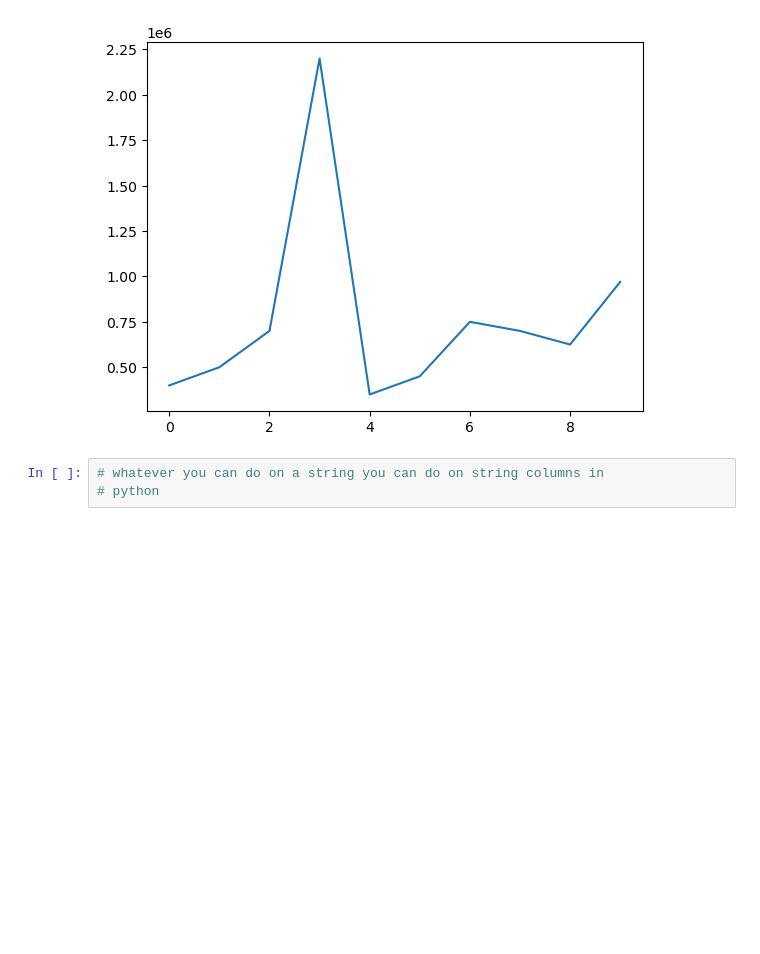
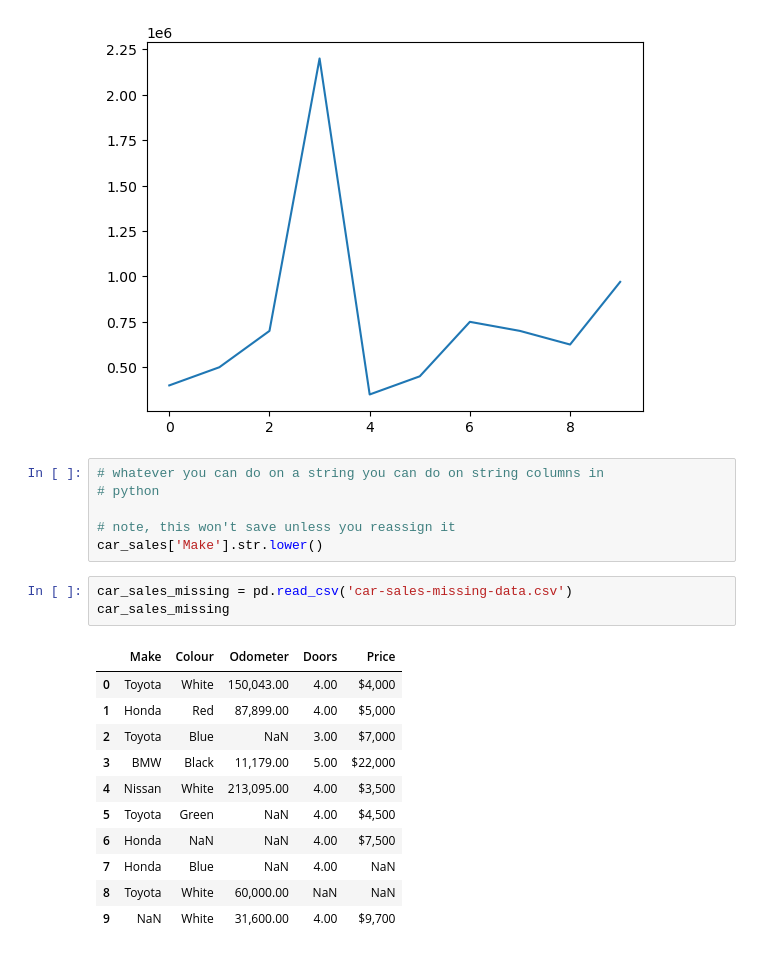
Before and after one commit to nacho481/capstone_project, a Jupyter notebook: sample_project1/Pandas/Pandas_intro.ipynb, the cells around one changed output. Saved outputs shown, nothing was run; the diff lists cells and outputs as text; blank space fills up the shorter version.

```diff
--- a/sample_project1/Pandas/Pandas_intro.ipynb
+++ b/sample_project1/Pandas/Pandas_intro.ipynb
@@ -368,3 +368,21 @@ car_sales['Price'].plot()
 # %%
 # whatever you can do on a string you can do on string columns in
 # python
+
+# note, this won't save unless you reassign it
+car_sales['Make'].str.lower()
+# %%
+car_sales_missing = pd.read_csv('car-sales-missing-data.csv')
+car_sales_missing
+# %% [output]
+|  | Make | Colour | Odometer | Doors | Price |
+| 0 | Toyota | White | 150,043.00 | 4.00 | $4,000 |
+| 1 | Honda | Red | 87,899.00 | 4.00 | $5,000 |
+| 2 | Toyota | Blue | NaN | 3.00 | $7,000 |
+| 3 | BMW | Black | 11,179.00 | 5.00 | $22,000 |
+| 4 | Nissan | White | 213,095.00 | 4.00 | $3,500 |
+| 5 | Toyota | Green | NaN | 4.00 | $4,500 |
+| 6 | Honda | NaN | NaN | 4.00 | $7,500 |
+| 7 | Honda | Blue | NaN | 4.00 | NaN |
+| 8 | Toyota | White | 60,000.00 | NaN | NaN |
+| 9 | NaN | White | 31,600.00 | 4.00 | $9,700 |
```
Also changed, not shown: parts of 8 cells of this notebook.
